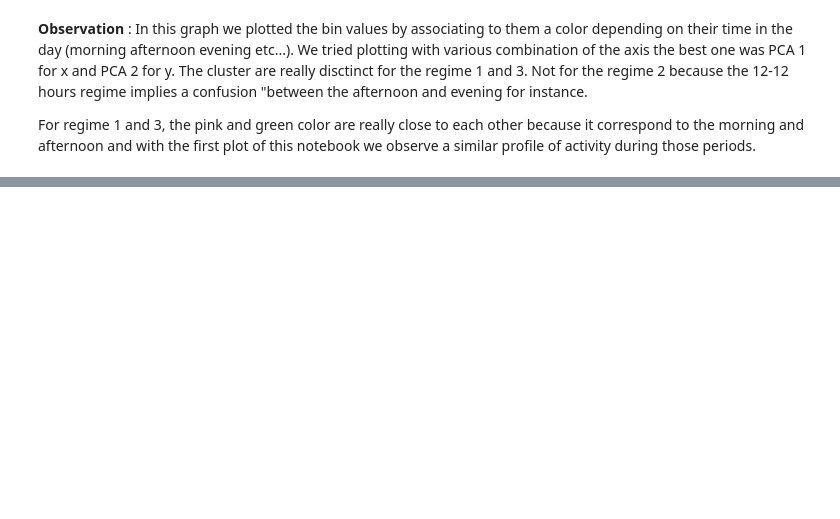
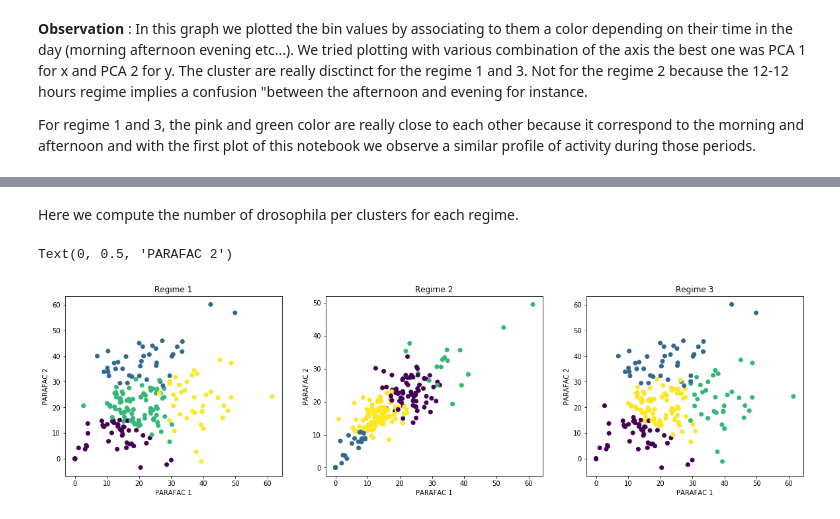
Before and after one commit to amirmahmoudi1967/Drosophila-Genetic-Analysis, a Jupyter notebook: Main.ipynb, the cells around one changed output, grey strips where cells are left out. Saved outputs shown, nothing was run; the diff lists cells and outputs as text; code cells hidden in the pictures; blank space fills up the shorter version.

```diff
--- a/Main.ipynb
+++ b/Main.ipynb
@@ -367,0 +461,2 @@ For regime 1 and 3, the pink and green color are really close to each other beca
+# %%
+df=pd.read_csv('Table_data_total.csv',sep=';',header=0)
@@ -367,0 +582,19 @@ For regime 1 and 3, the pink and green color are really close to each other beca
+# %% [markdown]
+Here we compute the number of drosophila per clusters for each regime.
+# %%
+fig,ax=plt.subplots(1,3,figsize=(20,5))
+ax[0].scatter(factors_R1[0][:,0],factors_R1[0][:,2],c=labels_R1_3D)
+ax[0].set_title('Regime 1')
+ax[0].set_xlabel('PARAFAC 1')
+ax[0].set_ylabel('PARAFAC 2')
+ax[1].scatter(factors_R2[0][:,0],factors_R2[0][:,2],c=labels_R2_3D)
+ax[1].set_title('Regime 2')
+ax[1].set_xlabel('PARAFAC 1')
+ax[1].set_ylabel('PARAFAC 2')
+ax[2].scatter(factors_R3[0][:,0],factors_R3[0][:,2],c=labels_R3_3D)
+ax[2].set_title('Regime 3')
+ax[2].set_xlabel('PARAFAC 1')
+ax[2].set_ylabel('PARAFAC 2')
+# %% [output]
+Text(0, 0.5, 'PARAFAC 2')
+[figure, added]
```
Also changed, not shown: parts of 71 cells of this notebook.
